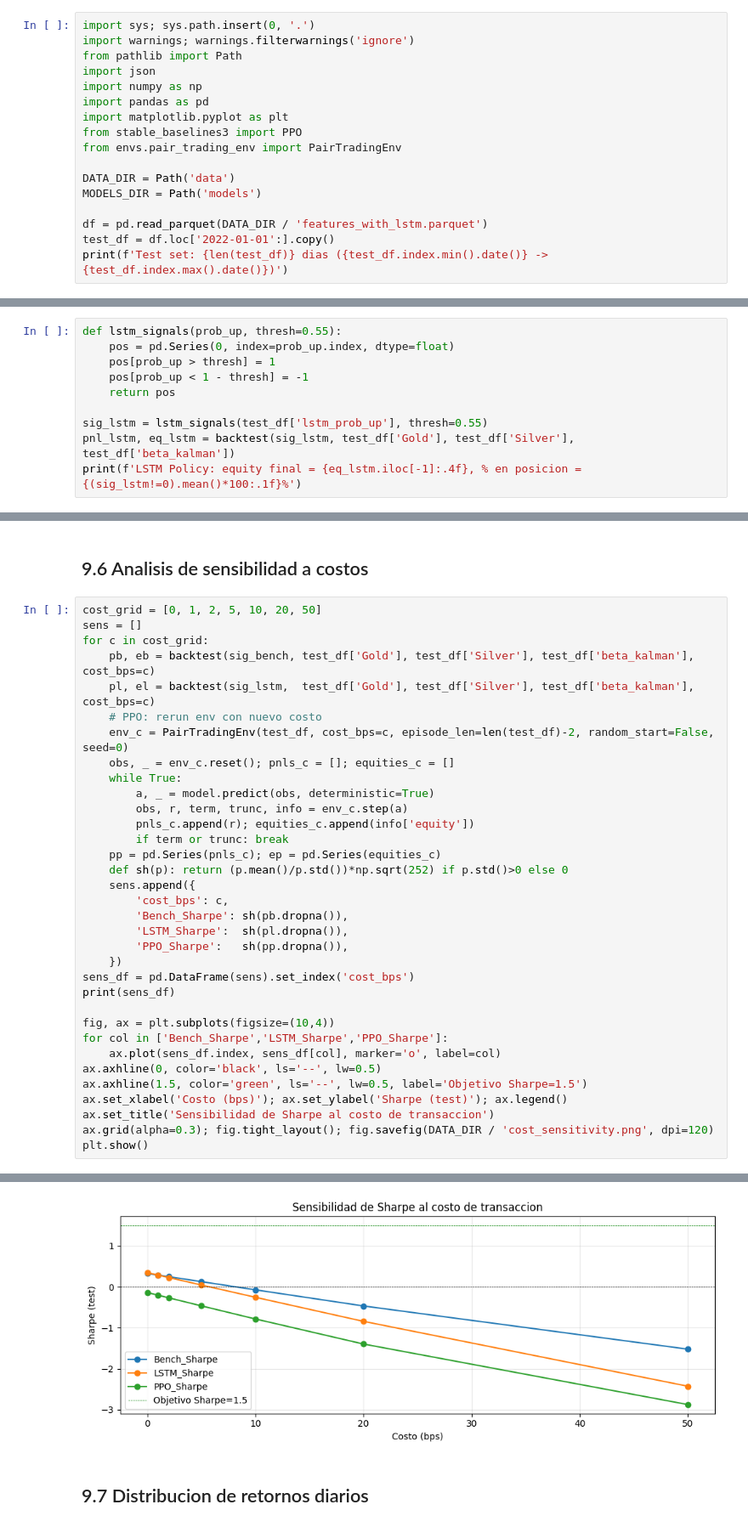
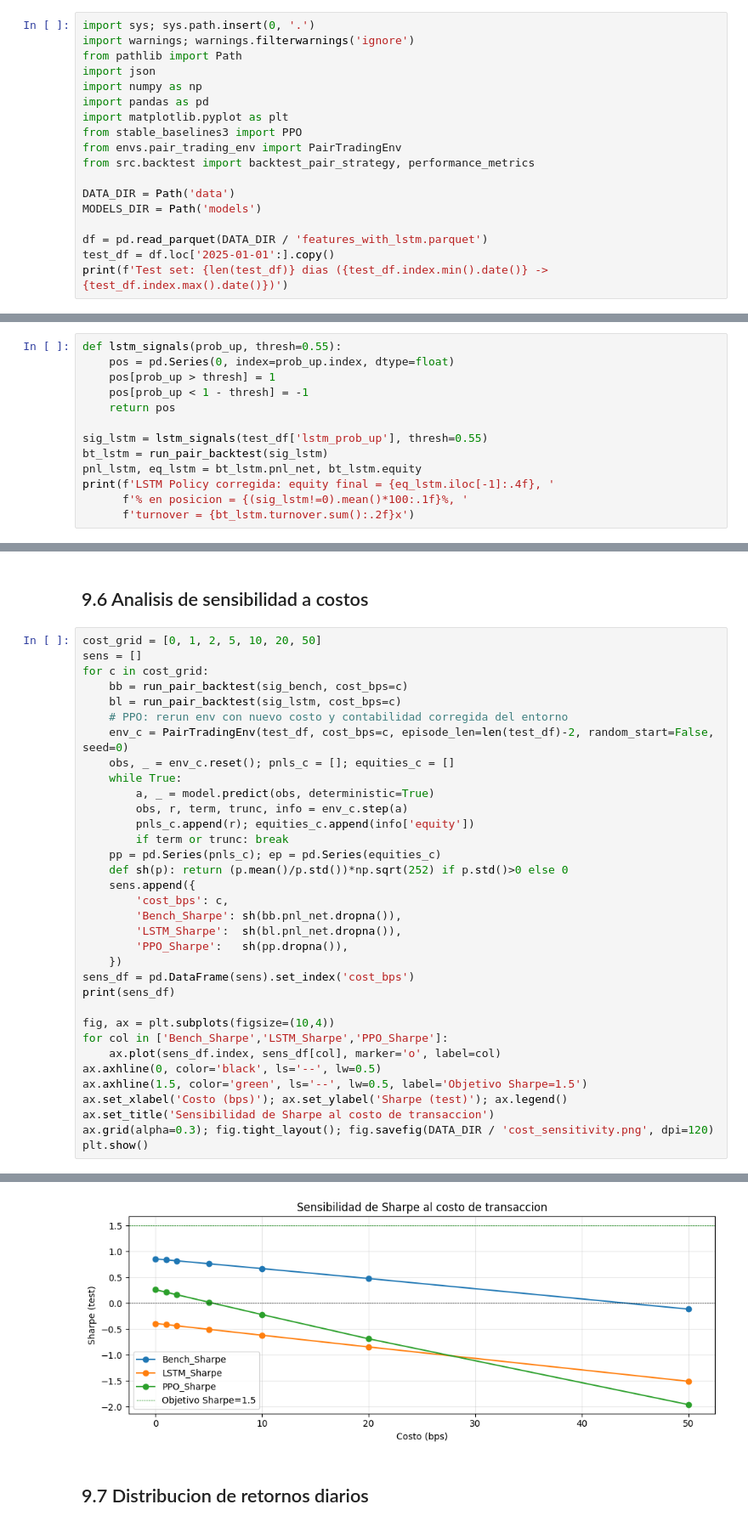
Before and after one commit to johannsebastian19877-png/Machine_learning, a Jupyter notebook: 09_backtest.ipynb, the cells around one changed output, grey strips where cells are left out. Shown at 85% size. Cells and saved outputs as stored; diff of their text form.

```diff
--- a/09_backtest.ipynb
+++ b/09_backtest.ipynb
@@ -22,11 +22,12 @@ import pandas as pd
 import matplotlib.pyplot as plt
 from stable_baselines3 import PPO
 from envs.pair_trading_env import PairTradingEnv
+from src.backtest import backtest_pair_strategy, performance_metrics
 
 DATA_DIR = Path('data')
 MODELS_DIR = Path('models')
 
 df = pd.read_parquet(DATA_DIR / 'features_with_lstm.parquet')
-test_df = df.loc['2022-01-01':].copy()
+test_df = df.loc['2025-01-01':].copy()
 print(f'Test set: {len(test_df)} dias ({test_df.index.min().date()} -> {test_df.index.max().date()})')
 # %% [output]
@@ -72,6 +78,9 @@ def lstm_signals(prob_up, thresh=0.55):
     return pos
 
 sig_lstm = lstm_signals(test_df['lstm_prob_up'], thresh=0.55)
-pnl_lstm, eq_lstm = backtest(sig_lstm, test_df['Gold'], test_df['Silver'], test_df['beta_kalman'])
-print(f'LSTM Policy: equity final = {eq_lstm.iloc[-1]:.4f}, % en posicion = {(sig_lstm!=0).mean()*100:.1f}%')
+bt_lstm = run_pair_backtest(sig_lstm)
+pnl_lstm, eq_lstm = bt_lstm.pnl_net, bt_lstm.equity
+print(f'LSTM Policy corregida: equity final = {eq_lstm.iloc[-1]:.4f}, '
+      f'% en posicion = {(sig_lstm!=0).mean()*100:.1f}%, '
+      f'turnover = {bt_lstm.turnover.sum():.2f}x')
 # %% [output]
@@ -162,9 +158,9 @@ plt.show()
 cost_grid = [0, 1, 2, 5, 10, 20, 50]
 sens = []
 for c in cost_grid:
-    pb, eb = backtest(sig_bench, test_df['Gold'], test_df['Silver'], test_df['beta_kalman'], cost_bps=c)
-    pl, el = backtest(sig_lstm,  test_df['Gold'], test_df['Silver'], test_df['beta_kalman'], cost_bps=c)
-    # PPO: rerun env con nuevo costo
+    bb = run_pair_backtest(sig_bench, cost_bps=c)
+    bl = run_pair_backtest(sig_lstm, cost_bps=c)
+    # PPO: rerun env con nuevo costo y contabilidad corregida del entorno
     env_c = PairTradingEnv(test_df, cost_bps=c, episode_len=len(test_df)-2, random_start=False, seed=0)
     obs, _ = env_c.reset(); pnls_c = []; equities_c = []
     while True:
@@ -176,8 +172,8 @@ for c in cost_grid:
     def sh(p): return (p.mean()/p.std())*np.sqrt(252) if p.std()>0 else 0
     sens.append({
         'cost_bps': c,
-        'Bench_Sharpe': sh(pb.dropna()),
-        'LSTM_Sharpe':  sh(pl.dropna()),
+        'Bench_Sharpe': sh(bb.pnl_net.dropna()),
+        'LSTM_Sharpe':  sh(bl.pnl_net.dropna()),
         'PPO_Sharpe':   sh(pp.dropna()),
     })
 sens_df = pd.DataFrame(sens).set_index('cost_bps')
@@ -205,4 +201,4 @@ cost_bps
-[figure, old version]
+[figure, new version]
 # %% [markdown]
 ## 9.7 Distribucion de retornos diarios
 # %%
```
Also changed, not shown: parts of 9 cells of this notebook, 21 other files.
